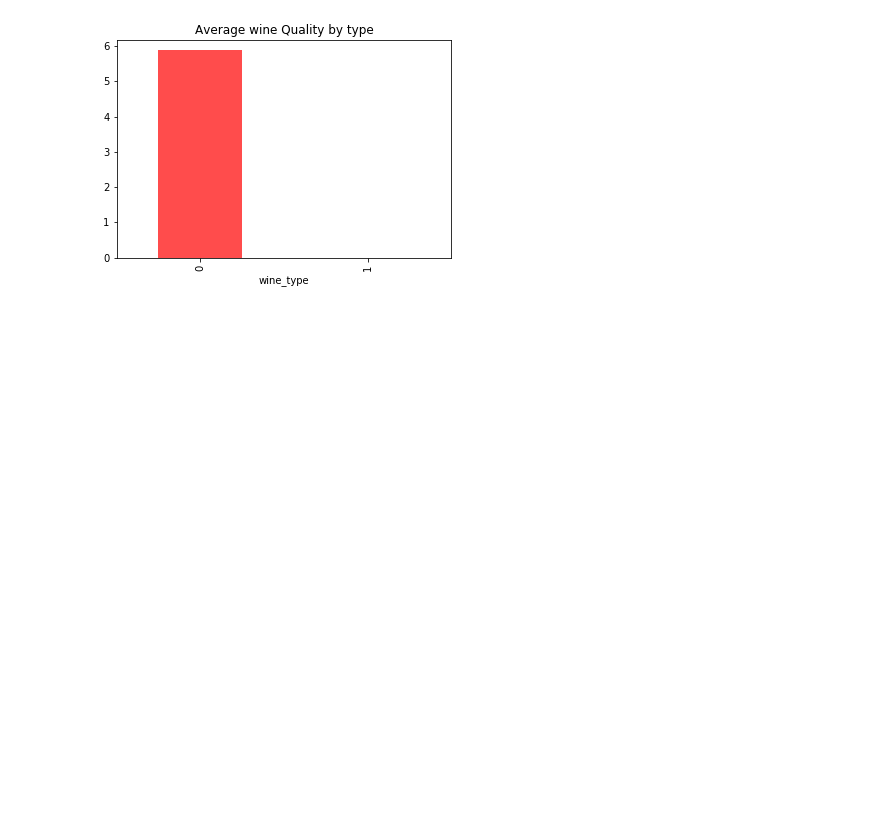
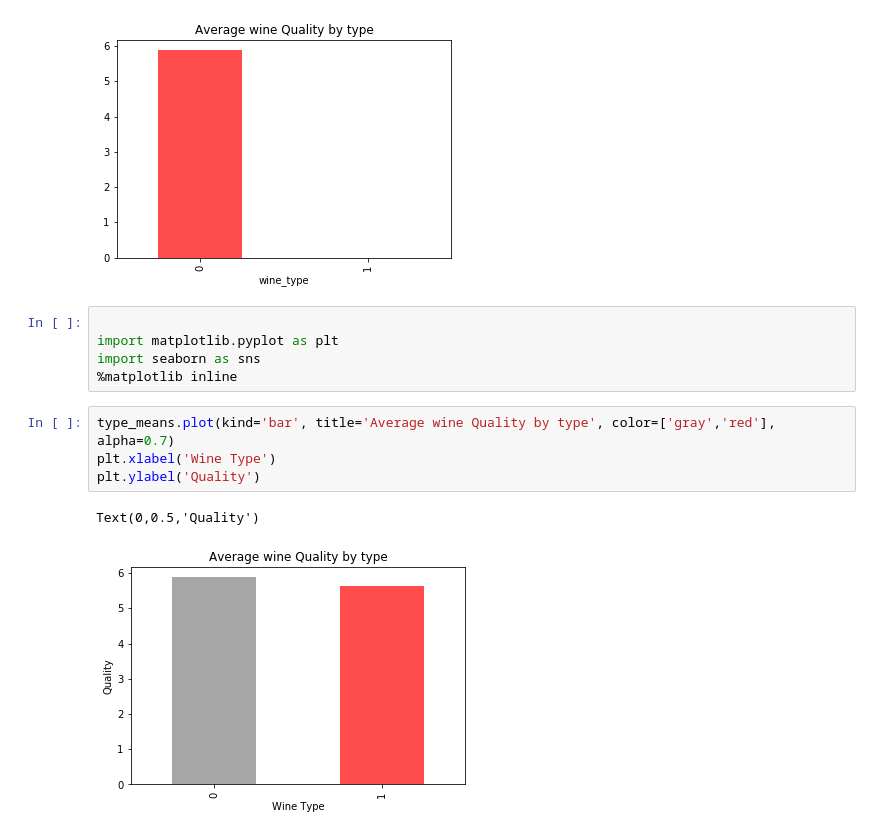
Before and after one commit to PadmarajBhat/DataAnalyst-1, a Jupyter notebook: The Data Analysis Process/Data Analysis Process Notes.ipynb, the cells around one changed output. Cells and saved outputs as stored; diff of their text form; blank space fills up the shorter version.

Commit message:
feat: how proportion can correct data visuals
- if we are comparing 2 dfs it is necessary to create a common ground before plotting else it would be misleading

```diff
--- a/The Data Analysis Process/Data Analysis Process Notes.ipynb
+++ b/The Data Analysis Process/Data Analysis Process Notes.ipynb
@@ -459,3 +459,15 @@ type(type_means), type_means
 type_means.plot(kind='bar', title='Average wine Quality by type', color=['red','white'], alpha=0.7);
 # %% [output]
 [figure]
+# %%
+
+import matplotlib.pyplot as plt
+import seaborn as sns
+%matplotlib inline
+# %%
+type_means.plot(kind='bar', title='Average wine Quality by type', color=['gray','red'], alpha=0.7)
+plt.xlabel('Wine Type')
+plt.ylabel('Quality')
+# %% [output]
+Text(0,0.5,'Quality')
+[figure, added]
```
Also changed, not shown: parts of 3 cells of this notebook.
